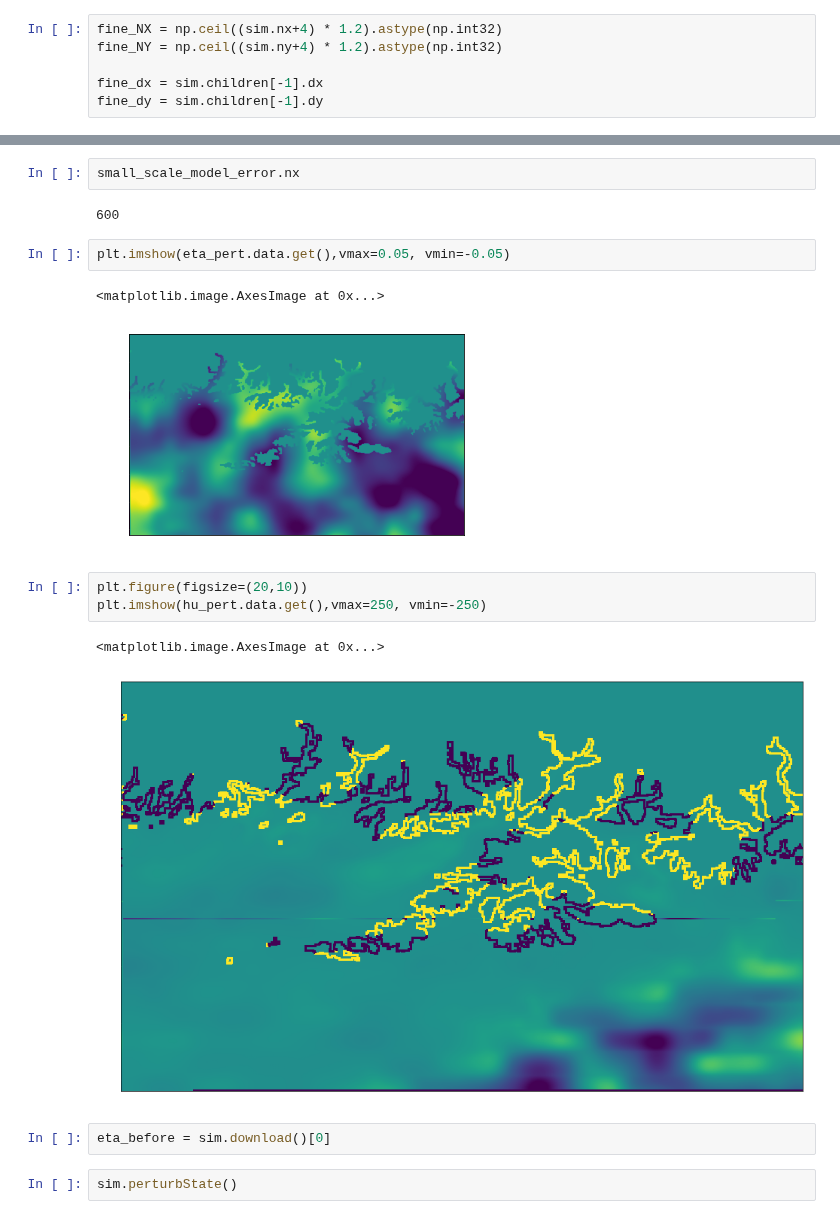
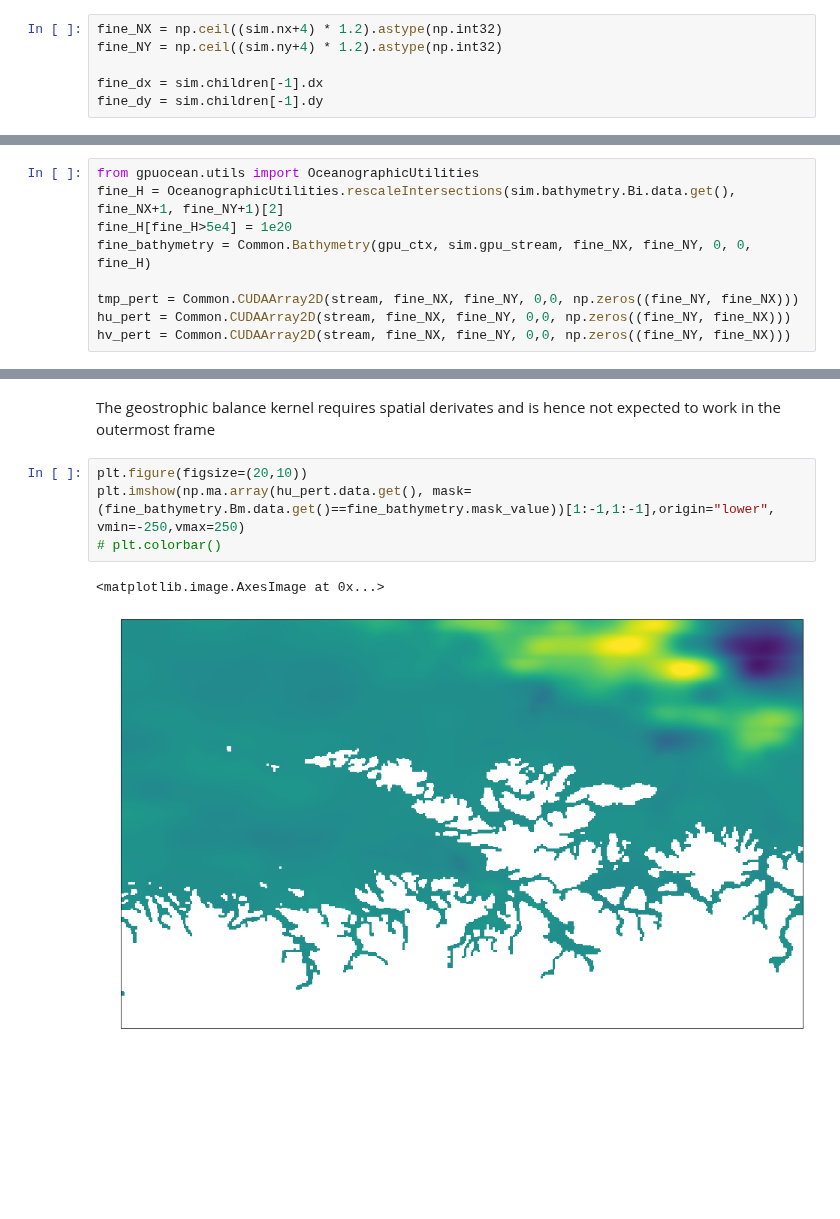
Before and after one commit to sintefmath/multilevelDA, a Jupyter notebook: notebooks/MultiResSim.ipynb, the cells around one changed output, grey strips where cells are left out. Cells and saved outputs as stored; diff of their text form; blank space fills up the shorter version.

Commit message:
geostrophic huv after eta perturbation

```diff
--- a/notebooks/MultiResSim.ipynb
+++ b/notebooks/MultiResSim.ipynb
@@ -191,2 +188,11 @@ fine_bathymetry = Common.Bathymetry(gpu_ctx, sim.gpu_stream, fine_NX, fine_NY, 0
+# %%
+from gpuocean.utils import OceanographicUtilities
+fine_H = OceanographicUtilities.rescaleIntersections(sim.bathymetry.Bi.data.get(), fine_NX+1, fine_NY+1)[2]
+fine_H[fine_H>5e4] = 1e20
+fine_bathymetry = Common.Bathymetry(gpu_ctx, sim.gpu_stream, fine_NX, fine_NY, 0, 0, fine_H)
+
+tmp_pert = Common.CUDAArray2D(stream, fine_NX, fine_NY, 0,0, np.zeros((fine_NY, fine_NX)))
+hu_pert = Common.CUDAArray2D(stream, fine_NX, fine_NY, 0,0, np.zeros((fine_NY, fine_NX)))
+hv_pert = Common.CUDAArray2D(stream, fine_NX, fine_NY, 0,0, np.zeros((fine_NY, fine_NX)))
 # %%
 small_scale_model_error.geostrophicBalanceKernel.prepared_async_call(small_scale_model_error.global_size_geo_balance, small_scale_model_error.local_size, stream,
@@ -204,21 +211,11 @@ small_scale_model_error.geostrophicBalanceKernel.prepared_async_call(small_scale
                                                               fine_bathymetry.Bi.data.gpudata, fine_bathymetry.Bi.pitch,
                                                               sim.bathymetry.mask_value)
-# %%
-small_scale_model_error.nx
-# %% [output]
-600
-# %%
-plt.imshow(eta_pert.data.get(),vmax=0.05, vmin=-0.05)
-# %% [output]
-<matplotlib.image.AxesImage at 0x...>
-[figure, removed]
+# %% [markdown]
+The geostrophic balance kernel requires spatial derivates and is hence not expected to work in the outermost frame
 # %%
 plt.figure(figsize=(20,10))
-plt.imshow(hu_pert.data.get(),vmax=250, vmin=-250)
+plt.imshow(np.ma.array(hu_pert.data.get(), mask=(fine_bathymetry.Bm.data.get()==fine_bathymetry.mask_value))[1:-1,1:-1],origin="lower", vmin=-250,vmax=250)
+# plt.colorbar()
 # %% [output]
 <matplotlib.image.AxesImage at 0x...>
-[figure, old version]
+[figure, new version]
-# %%
-eta_before = sim.download()[0]
-# %%
-sim.perturbState()
```
Also changed, not shown: parts of 9 cells of this notebook.
